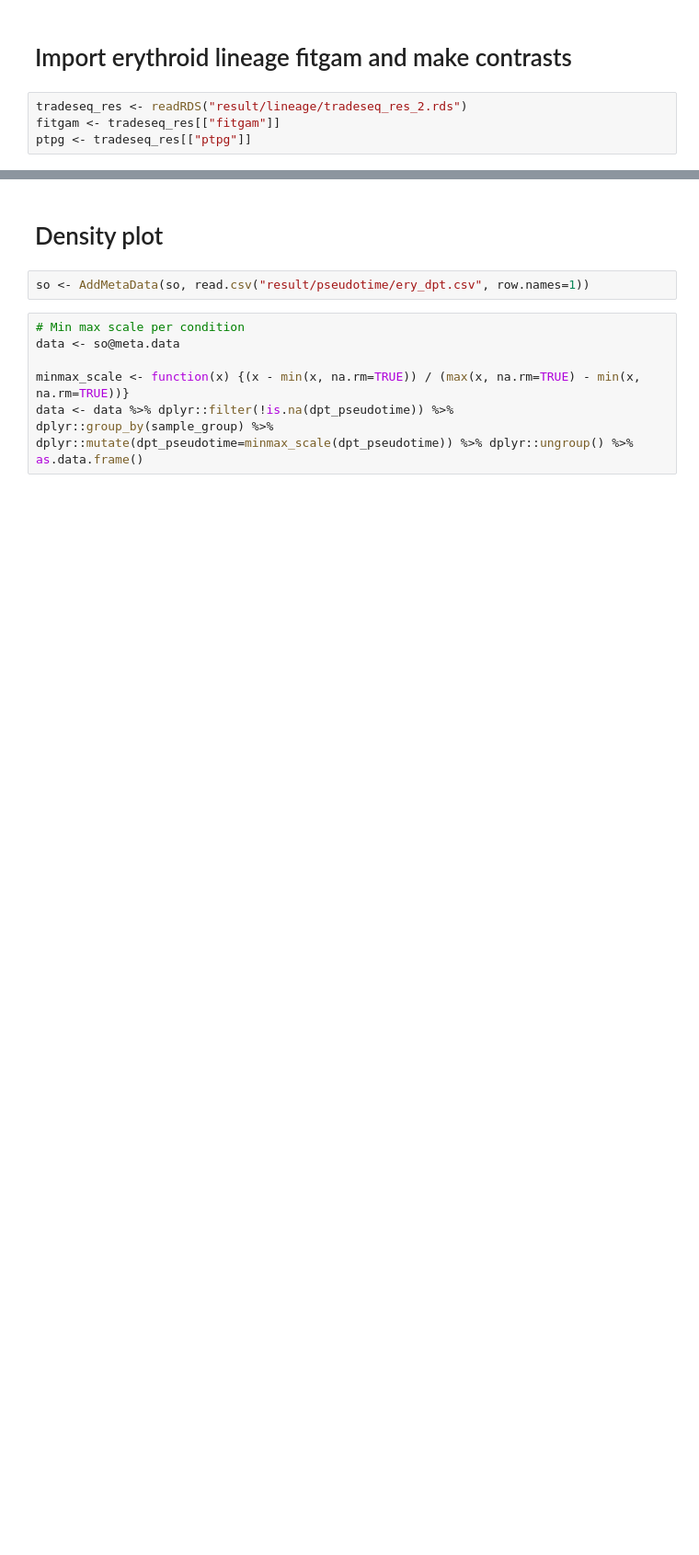
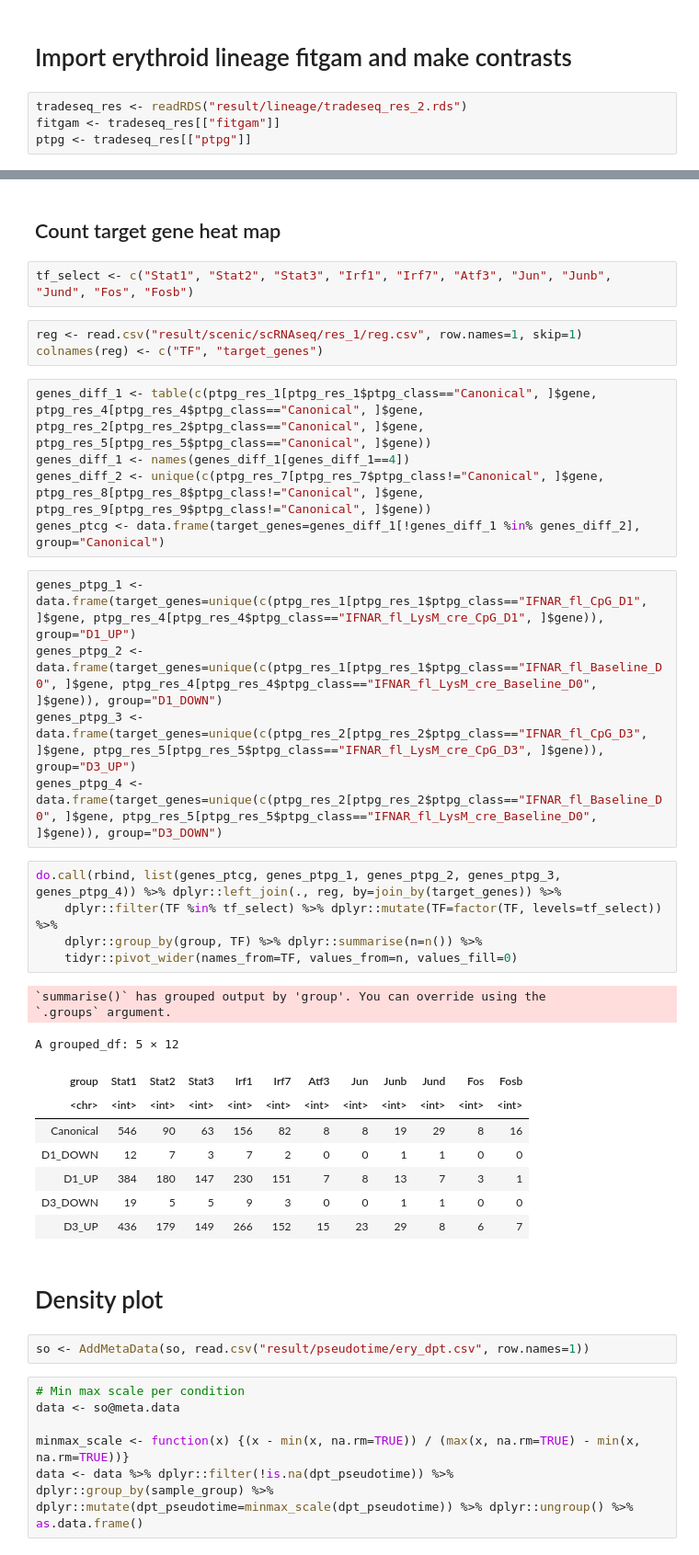
Before and after one commit to flde/FD20200109SPLENO, a Jupyter notebook: script/4_figure/1_scRNAseq/panel_6/panel_6.r.ipynb, the cells around one changed output, grey strips where cells are left out. Shown at 92% size. Drawn from its saved outputs; the diff is of its cells as text; blank space fills up the shorter version.

```diff
--- a/script/4_figure/1_scRNAseq/panel_6/panel_6.r.ipynb
+++ b/script/4_figure/1_scRNAseq/panel_6/panel_6.r.ipynb
@@ -212,3 +617,36 @@ dp_tf <- function(pt_split_ref, tf_tg_mat_ref) {
+# %% [markdown]
+## Count target gene heat map
+# %%
+tf_select <- c("Stat1", "Stat2", "Stat3", "Irf1", "Irf7", "Atf3", "Jun", "Junb", "Jund", "Fos", "Fosb")
+# %%
+reg <- read.csv("result/scenic/scRNAseq/res_1/reg.csv", row.names=1, skip=1)
+colnames(reg) <- c("TF", "target_genes")
+# %%
+genes_diff_1 <- table(c(ptpg_res_1[ptpg_res_1$ptpg_class=="Canonical", ]$gene, ptpg_res_4[ptpg_res_4$ptpg_class=="Canonical", ]$gene, ptpg_res_2[ptpg_res_2$ptpg_class=="Canonical", ]$gene, ptpg_res_5[ptpg_res_5$ptpg_class=="Canonical", ]$gene))
+genes_diff_1 <- names(genes_diff_1[genes_diff_1==4])
+genes_diff_2 <- unique(c(ptpg_res_7[ptpg_res_7$ptpg_class!="Canonical", ]$gene, ptpg_res_8[ptpg_res_8$ptpg_class!="Canonical", ]$gene, ptpg_res_9[ptpg_res_9$ptpg_class!="Canonical", ]$gene))
+genes_ptcg <- data.frame(target_genes=genes_diff_1[!genes_diff_1 %in% genes_diff_2], group="Canonical")
+# %%
+genes_ptpg_1 <- data.frame(target_genes=unique(c(ptpg_res_1[ptpg_res_1$ptpg_class=="IFNAR_fl_CpG_D1", ]$gene, ptpg_res_4[ptpg_res_4$ptpg_class=="IFNAR_fl_LysM_cre_CpG_D1", ]$gene)), group="D1_UP")
+genes_ptpg_2 <- data.frame(target_genes=unique(c(ptpg_res_1[ptpg_res_1$ptpg_class=="IFNAR_fl_Baseline_D0", ]$gene, ptpg_res_4[ptpg_res_4$ptpg_class=="IFNAR_fl_LysM_cre_Baseline_D0", ]$gene)), group="D1_DOWN")
+genes_ptpg_3 <- data.frame(target_genes=unique(c(ptpg_res_2[ptpg_res_2$ptpg_class=="IFNAR_fl_CpG_D3", ]$gene, ptpg_res_5[ptpg_res_5$ptpg_class=="IFNAR_fl_LysM_cre_CpG_D3", ]$gene)), group="D3_UP")
+genes_ptpg_4 <- data.frame(target_genes=unique(c(ptpg_res_2[ptpg_res_2$ptpg_class=="IFNAR_fl_Baseline_D0", ]$gene, ptpg_res_5[ptpg_res_5$ptpg_class=="IFNAR_fl_LysM_cre_Baseline_D0", ]$gene)), group="D3_DOWN")
+# %%
+do.call(rbind, list(genes_ptcg, genes_ptpg_1, genes_ptpg_2, genes_ptpg_3, genes_ptpg_4)) %>% dplyr::left_join(., reg, by=join_by(target_genes)) %>%
+    dplyr::filter(TF %in% tf_select) %>% dplyr::mutate(TF=factor(TF, levels=tf_select)) %>%
+    dplyr::group_by(group, TF) %>% dplyr::summarise(n=n()) %>%
+    tidyr::pivot_wider(names_from=TF, values_from=n, values_fill=0)
+# %% [output]
+`summarise()` has grouped output by 'group'. You can override using the
+`.groups` argument.
+A grouped_df: 5 × 12
+| group | Stat1 | Stat2 | Stat3 | Irf1 | Irf7 | Atf3 | Jun | Junb | Jund | Fos | Fosb |
+| <chr> | <int> | <int> | <int> | <int> | <int> | <int> | <int> | <int> | <int> | <int> | <int> |
+| Canonical | 546 | 90 | 63 | 156 | 82 | 8 | 8 | 19 | 29 | 8 | 16 |
+| D1_DOWN | 12 | 7 | 3 | 7 | 2 | 0 | 0 | 1 | 1 | 0 | 0 |
+| D1_UP | 384 | 180 | 147 | 230 | 151 | 7 | 8 | 13 | 7 | 3 | 1 |
+| D3_DOWN | 19 | 5 | 5 | 9 | 3 | 0 | 0 | 1 | 1 | 0 | 0 |
+| D3_UP | 436 | 179 | 149 | 266 | 152 | 15 | 23 | 29 | 8 | 6 | 7 |
 # %% [markdown]
 # Density plot
 # %%
```
Also changed, not shown: parts of 266 cells of this notebook, 29 other files.
